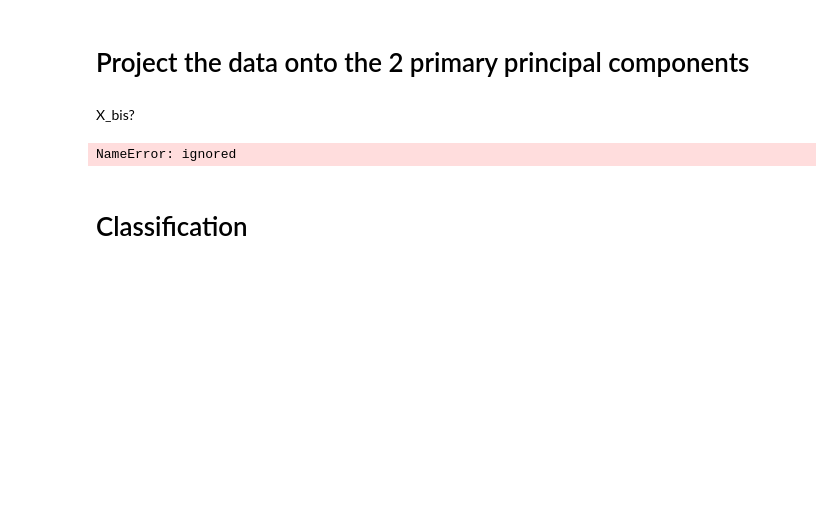
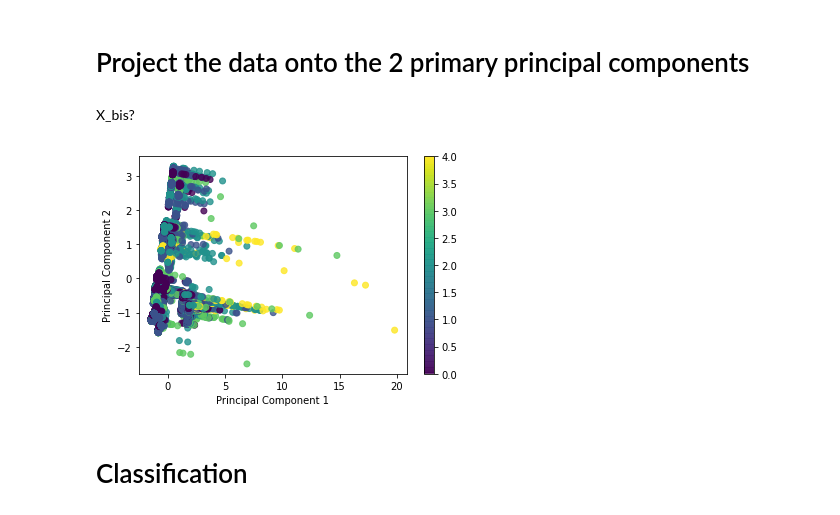
Before and after one commit to Projet4A/Projet4AINT201, a Jupyter notebook: P4A_Piotrowski/P4A_ML_com.ipynb, the cells around one changed output. Saved outputs shown, nothing was run; the diff lists cells and outputs as text; code cells hidden in the pictures; blank space fills up the shorter version.

```diff
--- a/P4A_Piotrowski/P4A_ML_com.ipynb
+++ b/P4A_Piotrowski/P4A_ML_com.ipynb
@@ -70,23 +70,23 @@ transformer = make_column_transformer((numerical_pipeline, numerical_features),(
 X_bis?
 # %%
 pca = PCA(2)
-X_projected = pca.fit_transform(X_bis)
+X_projected = pca.fit_transform(transformer.fit_transform(X))
 
 x1 = X_projected[:, 0]
 x2 = X_projected[:, 1]
 
 fig = plt.figure()
 plt.scatter(x1, x2,
         c=Y, alpha=0.8,
         cmap='viridis')
 
 plt.xlabel('Principal Component 1')
 plt.ylabel('Principal Component 2')
 plt.colorbar()
 
 plt.show()
 # %% [output]
-NameError: ignored
+[figure, added]
 # %% [markdown]
 # Classification
 # %% [markdown]
```
Also changed, not shown: parts of 4 cells of this notebook.
